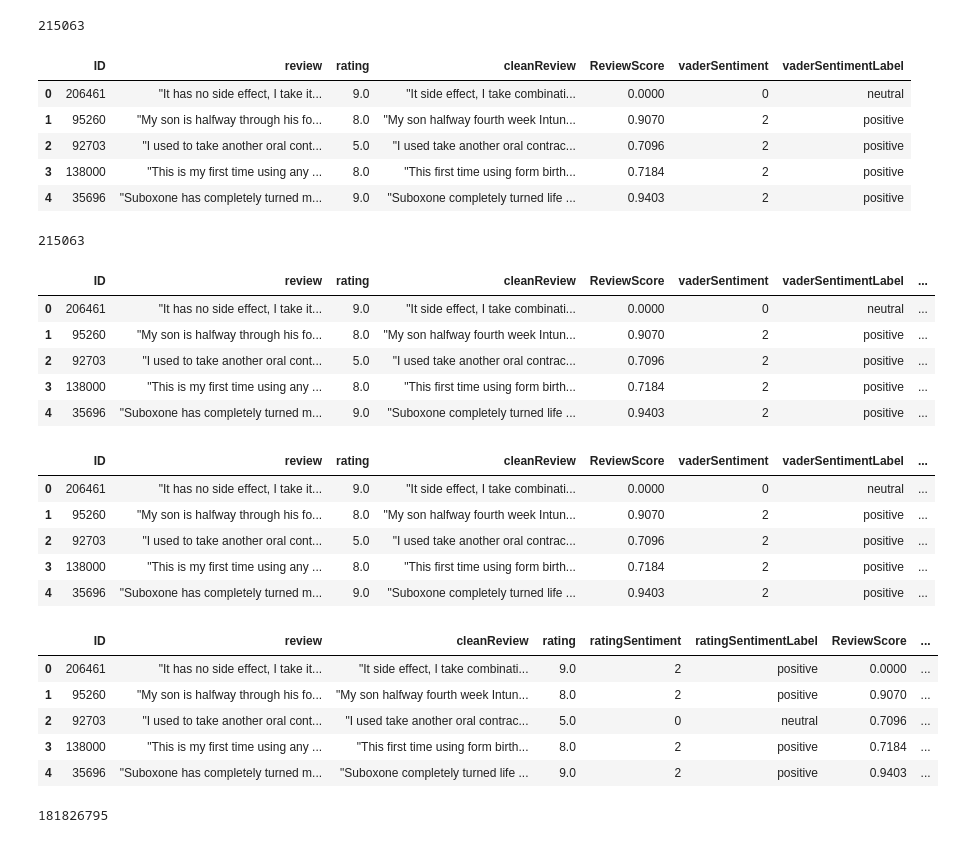
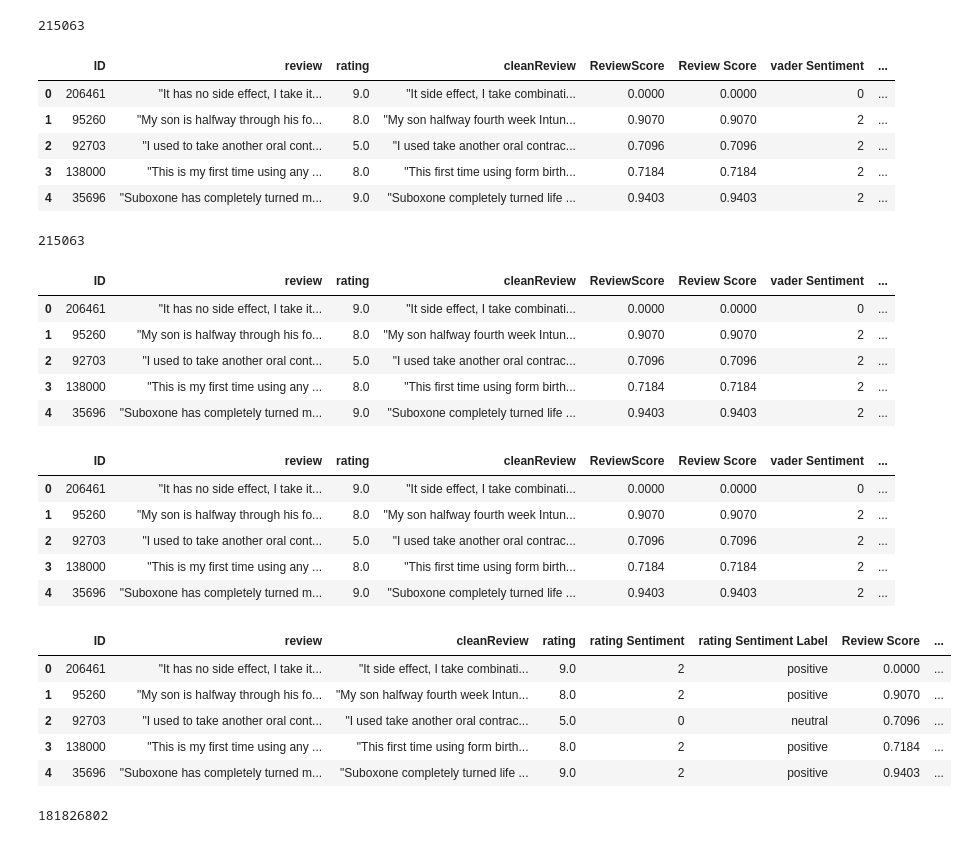
Before and after one commit to alyyasser7-wq/Selected_projects, a Jupyter notebook: base code.ipynb, the cells around one changed output. Cells and saved outputs as stored; diff of their text form; code cells hidden in the pictures.

```diff
--- a/base code.ipynb
+++ b/base code.ipynb
@@ -16,8 +18,7 @@ from sklearn.feature_extraction.text import TfidfVectorizer
 # %%
-dru_train = pd.read_csv(r"C:\Users\XTREME\Desktop\selected\Selected_Projects\drugsComTrain_raw.tsv", sep = "\t")
-dru_test = pd.read_csv(r"C:\Users\XTREME\Desktop\selected\Selected_Projects\drugsComTest_raw.tsv", sep = "\t")
-#type(dru_train)
-len(dru_train)
+dru_train = pd.read_csv(r"C:\Users\XTREME\Desktop\selected\Selected_Projects\Drugreview\drugsComTrain_raw.tsv", sep = "\t")
+dru_test = pd.read_csv(r"C:\Users\XTREME\Desktop\selected\Selected_Projects\Drugreview\drugsComTest_raw.tsv", sep = "\t")
+#type(dru_train)len(dru_train)
 print('Training length: ',dru_train.shape)
 len(dru_test)
 print('Testing length:',dru_test.shape)
@@ -149,18 +146,18 @@ Total_vaderSentiment
 # %% [output]
 215063
 # %%
-dru_train.loc[dru_train['ReviewScore'] >=0.05,"vaderSentimentLabel"] ="positive"
-dru_train.loc[(dru_train['ReviewScore'] >-0.05) & (dru_train['ReviewScore']<0.05),"vaderSentimentLabel"]= "neutral"
-dru_train.loc[dru_train['ReviewScore']<=-0.05,"vaderSentimentLabel"] = "negative"
+dru_train.loc[dru_train['Review Score'] >=0.05,"vader Sentiment Label"] ="positive"
+dru_train.loc[(dru_train['Review Score'] >-0.05) & (dru_train['Review Score']<0.05),"vader Sentiment Label"]= "neutral"
+dru_train.loc[dru_train['Review Score']<=-0.05,"vader Sentiment Label"] = "negative"
 dru_train.shape
 dru_train.head()
 # %% [output]
-|  | ID | review | rating | cleanReview | ReviewScore | vaderSentiment | vaderSentimentLabel |
-| 0 | 206461 | "It has no side effect, I take it... | 9.0 | "It side effect, I take combinati... | 0.0000 | 0 | neutral |
-| 1 | 95260 | "My son is halfway through his fo... | 8.0 | "My son halfway fourth week Intun... | 0.9070 | 2 | positive |
-| 2 | 92703 | "I used to take another oral cont... | 5.0 | "I used take another oral contrac... | 0.7096 | 2 | positive |
-| 3 | 138000 | "This is my first time using any ... | 8.0 | "This first time using form birth... | 0.7184 | 2 | positive |
-| 4 | 35696 | "Suboxone has completely turned m... | 9.0 | "Suboxone completely turned life ... | 0.9403 | 2 | positive |
+|  | ID | review | rating | cleanReview | ReviewScore | Review Score | vader Sentiment | ... |
+| 0 | 206461 | "It has no side effect, I take it... | 9.0 | "It side effect, I take combinati... | 0.0000 | 0.0000 | 0 | ... |
+| 1 | 95260 | "My son is halfway through his fo... | 8.0 | "My son halfway fourth week Intun... | 0.9070 | 0.9070 | 2 | ... |
+| 2 | 92703 | "I used to take another oral cont... | 5.0 | "I used take another oral contrac... | 0.7096 | 0.7096 | 2 | ... |
+| 3 | 138000 | "This is my first time using any ... | 8.0 | "This first time using form birth... | 0.7184 | 0.7184 | 2 | ... |
+| 4 | 35696 | "Suboxone has completely turned m... | 9.0 | "Suboxone completely turned life ... | 0.9403 | 0.9403 | 2 | ... |
 # %%
 positive_rating = len(dru_train[dru_train['rating'] >=7.0])
 neutral_rating = len(dru_train[(dru_train['rating'] >=4) & (dru_train['rating']<7)])
@@ -172,35 +169,36 @@ Total_rating
 # %% [output]
 215063
 # %%
-dru_train['ratingSentiment']= dru_train['rating'].map(lambda x:int(2) if x>=7 else int(1) if x<=3 else int(0))
-dru_train['ratingSentiment'].value_counts()
+dru_train['rating Sentiment']= dru_train['rating'].map(lambda x:int(2) if x>=7 else int(1) if x<=3 else int(0))
+dru_train['rating Sentiment'].value_counts()
 
 dru_train.head()
 # %% [output]
-|  | ID | review | rating | cleanReview | ReviewScore | vaderSentiment | vaderSentimentLabel | ... |
-| 0 | 206461 | "It has no side effect, I take it... | 9.0 | "It side effect, I take combinati... | 0.0000 | 0 | neutral | ... |
-| 1 | 95260 | "My son is halfway through his fo... | 8.0 | "My son halfway fourth week Intun... | 0.9070 | 2 | positive | ... |
-| 2 | 92703 | "I used to take another oral cont... | 5.0 | "I used take another oral contrac... | 0.7096 | 2 | positive | ... |
-| 3 | 138000 | "This is my first time using any ... | 8.0 | "This first time using form birth... | 0.7184 | 2 | positive | ... |
-| 4 | 35696 | "Suboxone has completely turned m... | 9.0 | "Suboxone completely turned life ... | 0.9403 | 2 | positive | ... |
+|  | ID | review | rating | cleanReview | ReviewScore | Review Score | vader Sentiment | ... |
+| 0 | 206461 | "It has no side effect, I take it... | 9.0 | "It side effect, I take combinati... | 0.0000 | 0.0000 | 0 | ... |
+| 1 | 95260 | "My son is halfway through his fo... | 8.0 | "My son halfway fourth week Intun... | 0.9070 | 0.9070 | 2 | ... |
+| 2 | 92703 | "I used to take another oral cont... | 5.0 | "I used take another oral contrac... | 0.7096 | 0.7096 | 2 | ... |
+| 3 | 138000 | "This is my first time using any ... | 8.0 | "This first time using form birth... | 0.7184 | 0.7184 | 2 | ... |
+| 4 | 35696 | "Suboxone has completely turned m... | 9.0 | "Suboxone completely turned life ... | 0.9403 | 0.9403 | 2 | ... |
 # %%
-dru_train.loc[dru_train['rating'] >=7.0,"ratingSentimentLabel"] ="positive"
-dru_train.loc[(dru_train['rating'] >=4.0) & (dru_train['rating']<7.0),"ratingSentimentLabel"]= "neutral"
-dru_train.loc[dru_train['rating']<=3.0,"ratingSentimentLabel"] = "negative"
+dru_train.loc[dru_train['rating'] >=7.0,"rating Sentiment Label"] ="positive"
+dru_train.loc[(dru_train['rating'] >=4.0) & (dru_train['rating']<7.0),"rating Sentiment Label"]= "neutral"
+dru_train.loc[dru_train['rating']<=3.0,"rating Sentiment Label"] = "negative"
 
 dru_train.head()
 # %% [output]
-|  | ID | review | rating | cleanReview | ReviewScore | vaderSentiment | vaderSentimentLabel | ... |
-| 0 | 206461 | "It has no side effect, I take it... | 9.0 | "It side effect, I take combinati... | 0.0000 | 0 | neutral | ... |
-| 1 | 95260 | "My son is halfway through his fo... | 8.0 | "My son halfway fourth week Intun... | 0.9070 | 2 | positive | ... |
-| 2 | 92703 | "I used to take another oral cont... | 5.0 | "I used take another oral contrac... | 0.7096 | 2 | positive | ... |
-| 3 | 138000 | "This is my first time using any ... | 8.0 | "This first time using form birth... | 0.7184 | 2 | positive | ... |
-| 4 | 35696 | "Suboxone has completely turned m... | 9.0 | "Suboxone completely turned life ... | 0.9403 | 2 | positive | ... |
+|  | ID | review | rating | cleanReview | ReviewScore | Review Score | vader Sentiment | ... |
+| 0 | 206461 | "It has no side effect, I take it... | 9.0 | "It side effect, I take combinati... | 0.0000 | 0.0000 | 0 | ... |
+| 1 | 95260 | "My son is halfway through his fo... | 8.0 | "My son halfway fourth week Intun... | 0.9070 | 0.9070 | 2 | ... |
+| 2 | 92703 | "I used to take another oral cont... | 5.0 | "I used take another oral contrac... | 0.7096 | 0.7096 | 2 | ... |
+| 3 | 138000 | "This is my first time using any ... | 8.0 | "This first time using form birth... | 0.7184 | 0.7184 | 2 | ... |
+| 4 | 35696 | "Suboxone has completely turned m... | 9.0 | "Suboxone completely turned life ... | 0.9403 | 0.9403 | 2 | ... |
 # %%
-dru_train = dru_train[['ID','review','cleanReview','rating','ratingSentiment','ratingSentimentLabel','ReviewScore','vaderSentiment','vaderSentimentLabel']]
+dru_train = dru_train[['ID','review','cleanReview','rating','rating Sentiment','rating Sentiment Label',
+                       'Review Score','vader Sentiment','vader Sentiment Label']]
 dru_train.head()
 # %% [output]
-|  | ID | review | cleanReview | rating | ratingSentiment | ratingSentimentLabel | ReviewScore | ... |
+|  | ID | review | cleanReview | rating | rating Sentiment | rating Sentiment Label | Review Score | ... |
 | 0 | 206461 | "It has no side effect, I take it... | "It side effect, I take combinati... | 9.0 | 2 | positive | 0.0000 | ... |
 | 1 | 95260 | "My son is halfway through his fo... | "My son halfway fourth week Intun... | 8.0 | 2 | positive | 0.9070 | ... |
 | 2 | 92703 | "I used to take another oral cont... | "I used take another oral contrac... | 5.0 | 0 | neutral | 0.7096 | ... |
@@ -212,7 +210,7 @@ dru_train.head(50)
 import os
 os.stat('newDrug.csv').st_size         # Check size of csv file About 181MB
 # %% [output]
-181826795
+181826802
 # %%
 dru_train.info()
 # %% [output]
```
Also changed, not shown: parts of 12 cells of this notebook, 2 other files.
